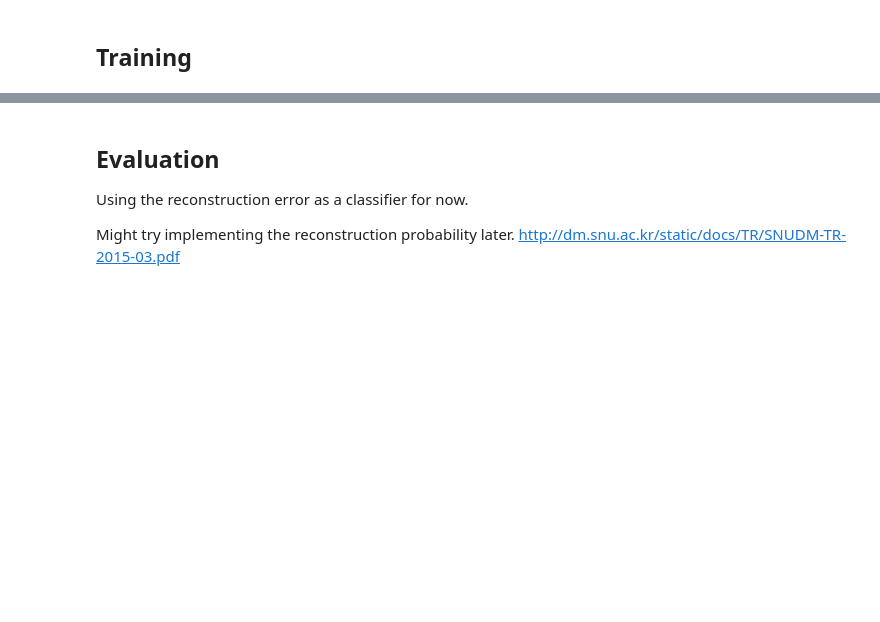
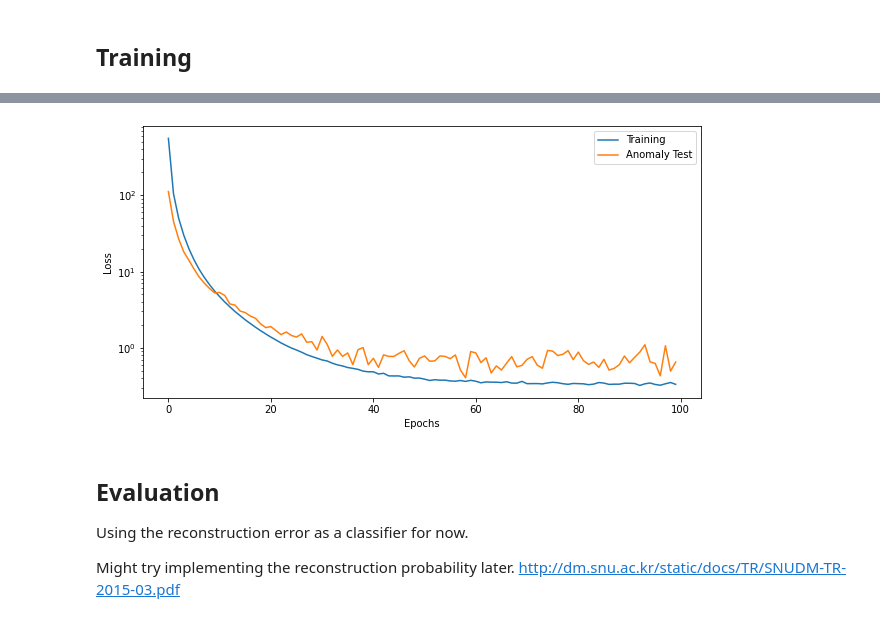
Before and after one commit to yurirocha15/pytorch_models, a Jupyter notebook: vae_anomaly_detection.ipynb, the cells around one changed output, grey strips where cells are left out. Saved outputs shown, nothing was run; the diff lists cells and outputs as text; code cells hidden in the pictures; blank space fills up the shorter version.

```diff
--- a/vae_anomaly_detection.ipynb
+++ b/vae_anomaly_detection.ipynb
@@ -288,3 +302,15 @@ print(mse_normal)
+# %%
+plt.figure(figsize=(10,5))
+plt.plot(training_losses1, label='Training')
+plt.plot(anomaly_losses1, label='Anomaly Test')
+#to make easier to visualize the final loss
+plt.yscale("log")
+plt.xlabel("Epochs")
+plt.ylabel("Loss")
+plt.legend()
+plt.show()
+# %% [output]
+[figure, added]
 # %% [markdown]
 ## Evaluation
 
```
Also changed, not shown: parts of 9 cells of this notebook.
